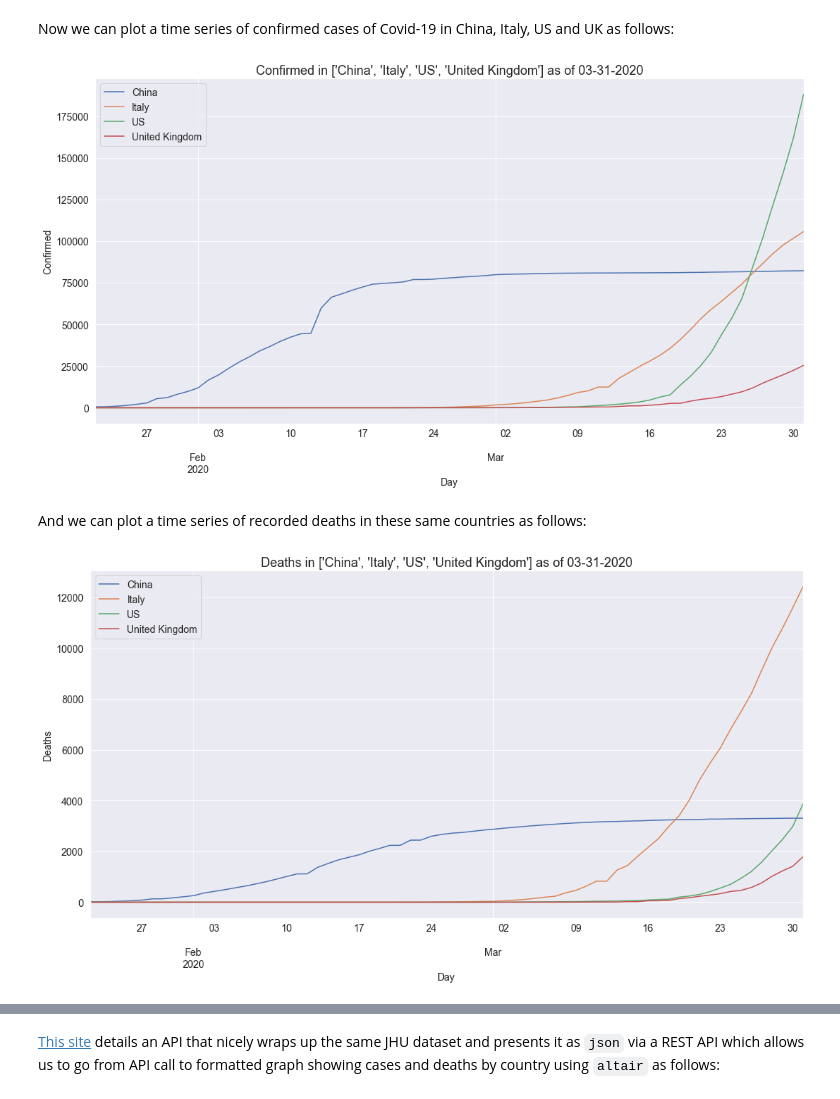
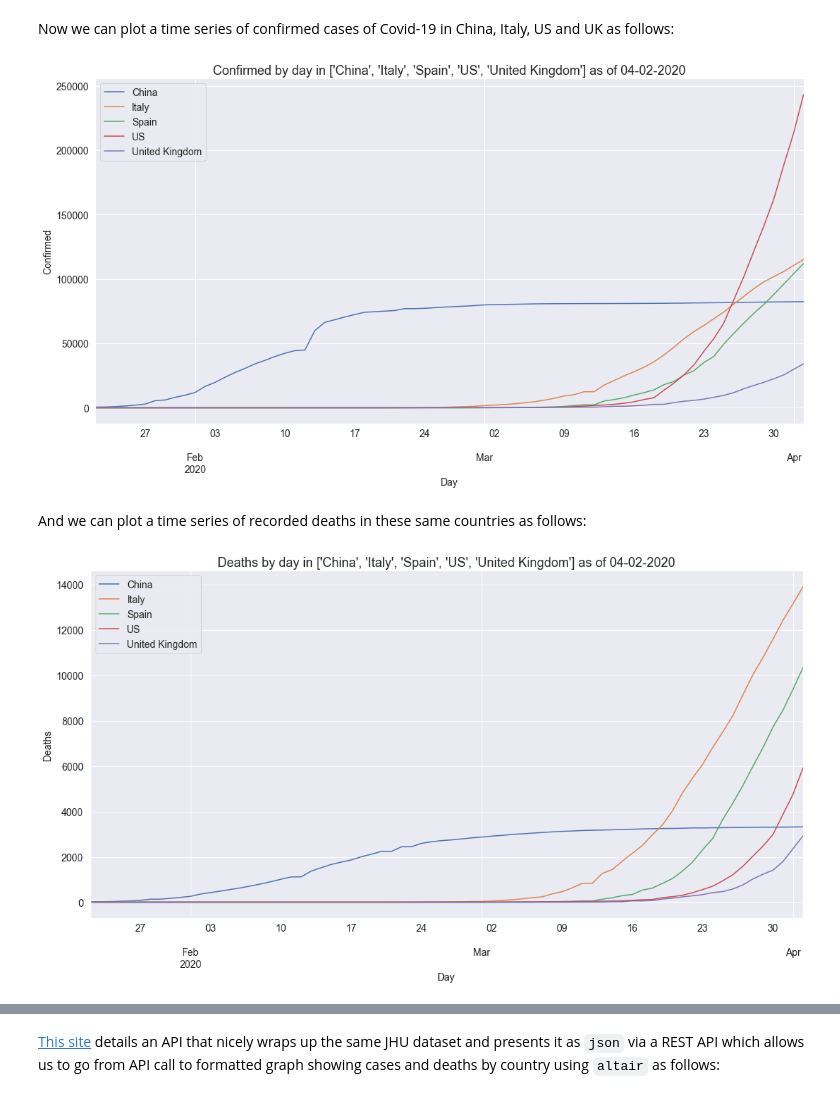
Before and after one commit to malminhas/covid, a Jupyter notebook: index.ipynb, the cells around one changed output, grey strips where cells are left out. Saved outputs shown, nothing was run; the diff lists cells and outputs as text; code cells hidden in the pictures.

```diff
--- a/index.ipynb
+++ b/index.ipynb
@@ -36,7 +37,7 @@ This code is not yet in PyPI.  You can clone the repo and the corresponding func
 # %% [markdown]
 You can use `getCountriesDailyReport` to obtain a `pandas` dataframe `df` holding the latest values for each of `["Confirmed","Deaths","Recovered"]` by both `Province_State` and `Country_Region` as follows:
 # %%
-which = getDayBeforeYesterday()
+which = getYesterday()
 df = getCountriesDailyReport(which)
 # %% [markdown]
 You can view the structure of `df` as follows:
@@ -87,13 +88,13 @@ max=70, min=70, count=180
 # %% [markdown]
 Now we can plot a time series of confirmed cases of Covid-19 in China, Italy, US and UK as follows:
 # %%
-plotCountriesTimeSeries(df, ['China', 'Italy', 'US', 'United Kingdom'], which, 'Confirmed', visualisation=viz)
+plotCountriesTimeSeries(df, ['China', 'Italy', 'Spain', 'US', 'United Kingdom'], which, x='day', y='Confirmed', visualisation=viz)
 # %% [output]
-[figure, old version]
+[figure, new version]
 # %% [markdown]
 And we can plot a time series of recorded deaths in these same countries as follows:
 # %%
 df = procTimeSeriesDeaths()
-plotCountriesTimeSeries(df, ['China', 'Italy', 'US', 'United Kingdom'], which, 'Deaths', visualisation=viz)
+plotCountriesTimeSeries(df, ['China', 'Italy', 'Spain', 'US', 'United Kingdom'], which, x='day', y='Deaths', visualisation=viz)
 # %% [output]
-[figure, old version]
+[figure, new version]
```
Also changed, not shown: parts of 19 cells of this notebook, 20 other files.
